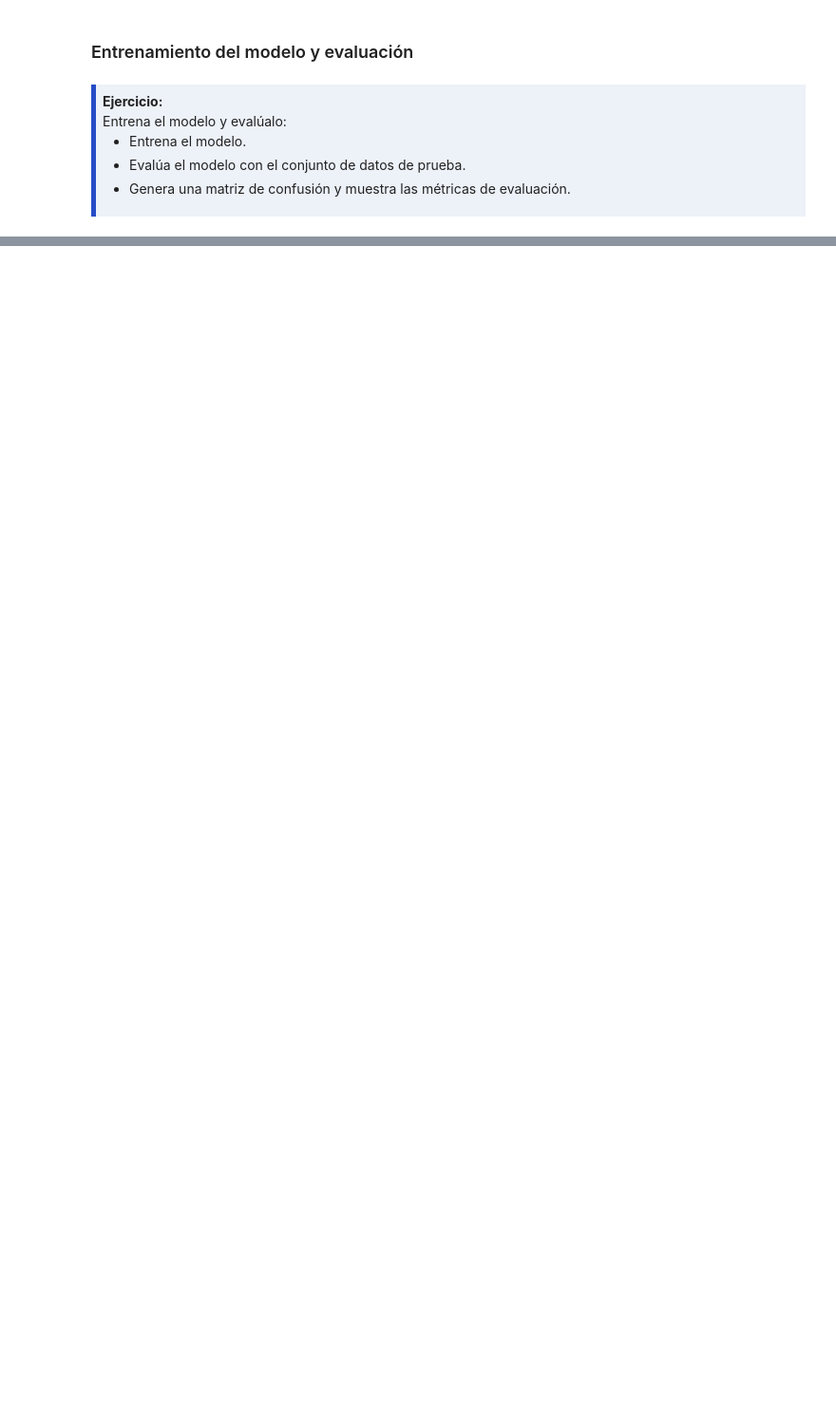
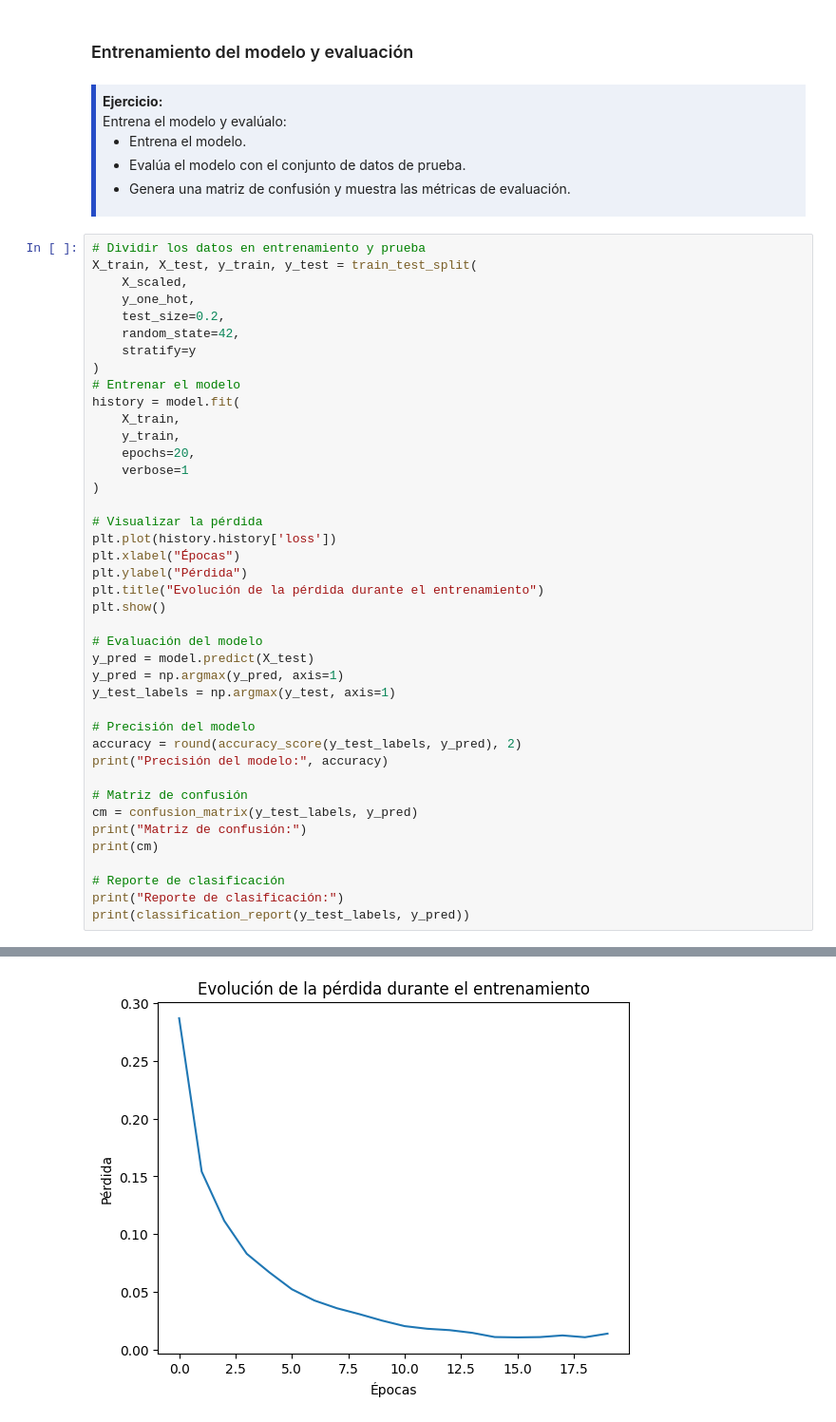
Before and after one commit to JustmeLu/Tareas-automatizacionInicial, a Jupyter notebook: 2-Ejercicios/07-Perceptron.ipynb, the cells around one changed output, grey strips where cells are left out. Shown at 95% size. Saved outputs shown, nothing was run; the diff lists cells and outputs as text; blank space fills up the shorter version.

```diff
--- a/2-Ejercicios/07-Perceptron.ipynb
+++ b/2-Ejercicios/07-Perceptron.ipynb
@@ -136,3 +193,45 @@ X_scaled = scaler.fit_transform(data.iloc[:, :-1])
   <li>Genera una matriz de confusión y muestra las métricas de evaluación.</li>
 </ul>
 </div>
+# %%
+# Dividir los datos en entrenamiento y prueba
+X_train, X_test, y_train, y_test = train_test_split(
+    X_scaled,
+    y_one_hot,
+    test_size=0.2,
+    random_state=42,
+    stratify=y
+)
+# Entrenar el modelo
+history = model.fit(
+    X_train,
+    y_train,
+    epochs=20,
+    verbose=1
+)
+
+# Visualizar la pérdida
+plt.plot(history.history['loss'])
+plt.xlabel("Épocas")
+plt.ylabel("Pérdida")
+plt.title("Evolución de la pérdida durante el entrenamiento")
+plt.show()
+
+# Evaluación del modelo
+y_pred = model.predict(X_test)
+y_pred = np.argmax(y_pred, axis=1)
+y_test_labels = np.argmax(y_test, axis=1)
+
+# Precisión del modelo
+accuracy = round(accuracy_score(y_test_labels, y_pred), 2)
+print("Precisión del modelo:", accuracy)
+
+# Matriz de confusión
+cm = confusion_matrix(y_test_labels, y_pred)
+print("Matriz de confusión:")
+print(cm)
+
+# Reporte de clasificación
+print("Reporte de clasificación:")
+print(classification_report(y_test_labels, y_pred))
+# %% [output]
@@ -138,0 +255 @@ X_scaled = scaler.fit_transform(data.iloc[:, :-1])
+[figure, added]
```
Also changed, not shown: parts of 7 cells of this notebook.
